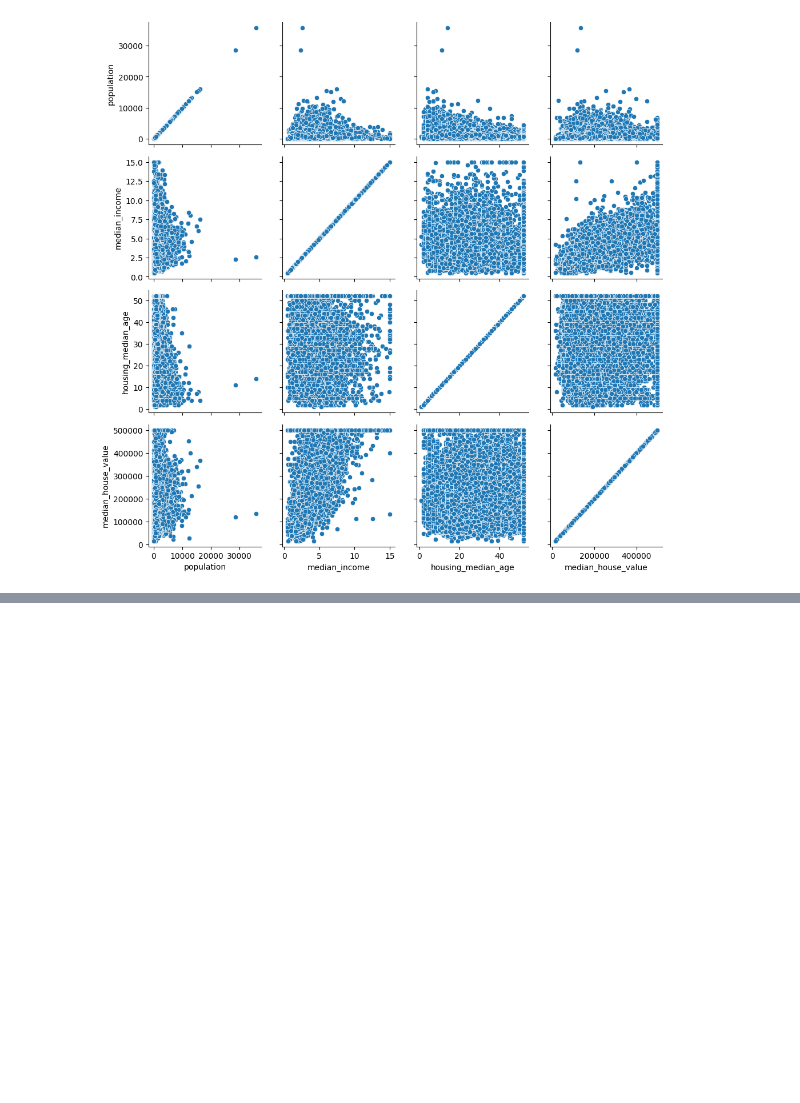
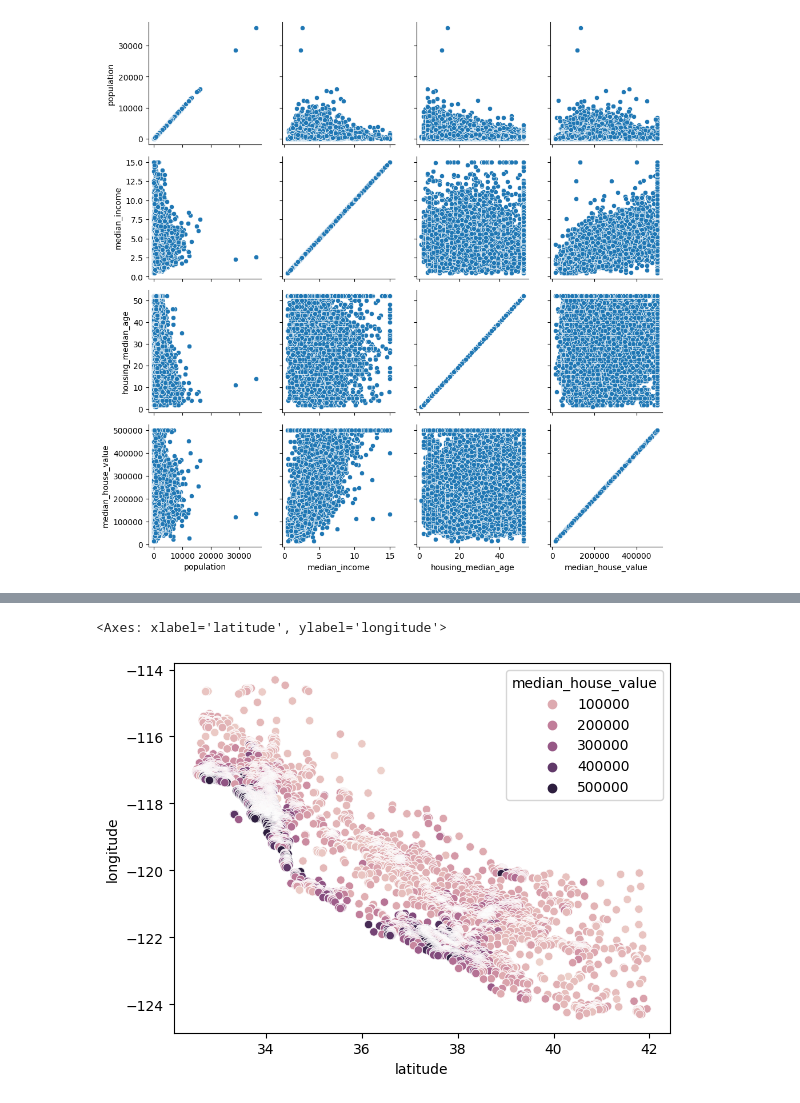
Before and after one commit to Alexpotrebitel/-, a Jupyter notebook: Untitled0.ipynb, the cells around one changed output, grey strips where cells are left out. Cells and saved outputs as stored; diff of their text form; code cells hidden in the pictures; blank space fills up the shorter version.

```diff
--- a/Untitled0.ipynb
+++ b/Untitled0.ipynb
@@ -204,0 +215,5 @@ g.map(sns.scatterplot)
+# %%
+sns.scatterplot(data=df, y='longitude',x='latitude',hue='median_house_value')
+# %% [output]
+<Axes: xlabel='latitude', ylabel='longitude'>
+[figure, added]
```
Also changed, not shown: parts of 15 cells of this notebook.
